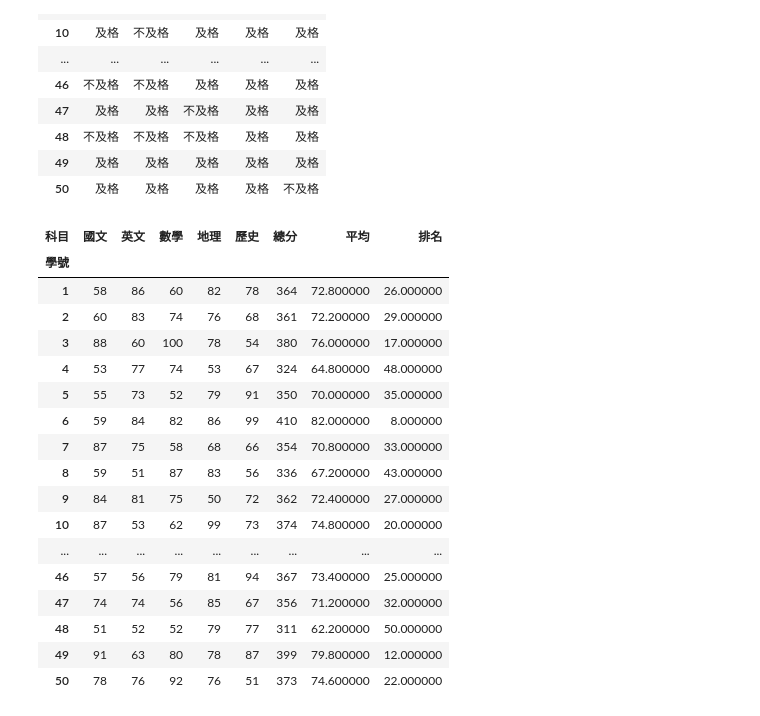
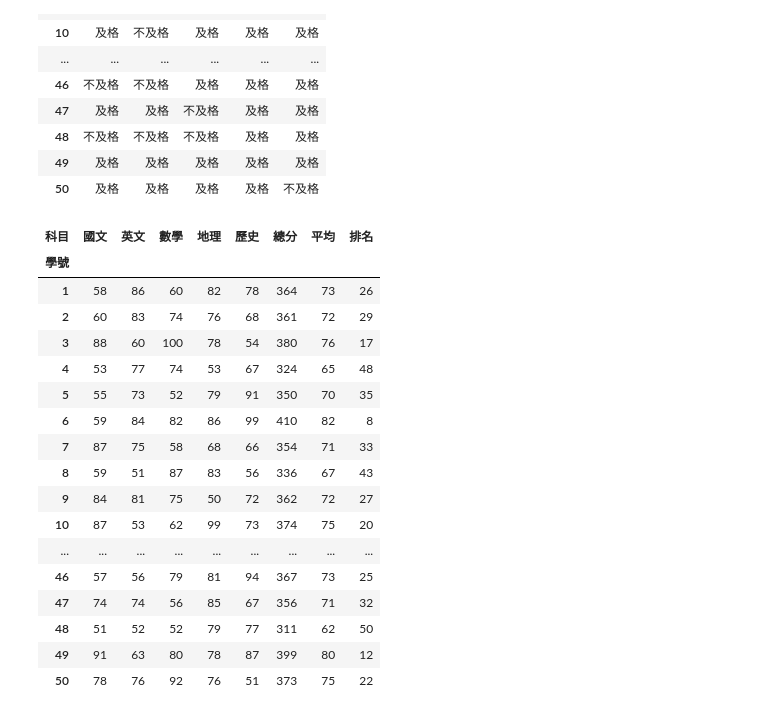
Before and after one commit to MarkChang2023/2023_11_14, a Jupyter notebook: lesson19/lesson19_1.ipynb, the cells around one changed output. Saved outputs shown, nothing was run; the diff lists cells and outputs as text; code cells hidden in the pictures.

```diff
--- a/lesson19/lesson19_1.ipynb
+++ b/lesson19/lesson19_1.ipynb
@@ -208,26 +208,29 @@ scores_pd[['國文', '英文', '數學', '地理', '歷史']].style.format(forma
 | 49 | 及格 | 及格 | 及格 | 及格 | 及格 |
 | 50 | 及格 | 及格 | 及格 | 及格 | 不及格 |
 # %%
-scores_pd.style.highlight_between(left=0,
-                                  right=59,
-                                  color='red',
-                                  subset=['國文', '英文', '數學', '地理', '歷史'])
+scores_pd.style\
+.highlight_between(left=0,
+                   right=59,
+                   color='red',
+                   subset=['國文', '英文', '數學', '地理', '歷史'],
+                   props='color:black;background-color:red')\
+.format(precision=0, subset=['平均','排名'])
 # %% [output]
 | 科目 | 國文 | 英文 | 數學 | 地理 | 歷史 | 總分 | 平均 | 排名 |
 | 學號 |  |  |  |  |  |  |  |  |
-| 1 | 58 | 86 | 60 | 82 | 78 | 364 | 72.800000 | 26.000000 |
-| 2 | 60 | 83 | 74 | 76 | 68 | 361 | 72.200000 | 29.000000 |
-| 3 | 88 | 60 | 100 | 78 | 54 | 380 | 76.000000 | 17.000000 |
-| 4 | 53 | 77 | 74 | 53 | 67 | 324 | 64.800000 | 48.000000 |
-| 5 | 55 | 73 | 52 | 79 | 91 | 350 | 70.000000 | 35.000000 |
-| 6 | 59 | 84 | 82 | 86 | 99 | 410 | 82.000000 | 8.000000 |
-| 7 | 87 | 75 | 58 | 68 | 66 | 354 | 70.800000 | 33.000000 |
-| 8 | 59 | 51 | 87 | 83 | 56 | 336 | 67.200000 | 43.000000 |
-| 9 | 84 | 81 | 75 | 50 | 72 | 362 | 72.400000 | 27.000000 |
-| 10 | 87 | 53 | 62 | 99 | 73 | 374 | 74.800000 | 20.000000 |
+| 1 | 58 | 86 | 60 | 82 | 78 | 364 | 73 | 26 |
+| 2 | 60 | 83 | 74 | 76 | 68 | 361 | 72 | 29 |
+| 3 | 88 | 60 | 100 | 78 | 54 | 380 | 76 | 17 |
+| 4 | 53 | 77 | 74 | 53 | 67 | 324 | 65 | 48 |
+| 5 | 55 | 73 | 52 | 79 | 91 | 350 | 70 | 35 |
+| 6 | 59 | 84 | 82 | 86 | 99 | 410 | 82 | 8 |
+| 7 | 87 | 75 | 58 | 68 | 66 | 354 | 71 | 33 |
+| 8 | 59 | 51 | 87 | 83 | 56 | 336 | 67 | 43 |
+| 9 | 84 | 81 | 75 | 50 | 72 | 362 | 72 | 27 |
+| 10 | 87 | 53 | 62 | 99 | 73 | 374 | 75 | 20 |
 | ... | ... | ... | ... | ... | ... | ... | ... | ... |
-| 46 | 57 | 56 | 79 | 81 | 94 | 367 | 73.400000 | 25.000000 |
-| 47 | 74 | 74 | 56 | 85 | 67 | 356 | 71.200000 | 32.000000 |
-| 48 | 51 | 52 | 52 | 79 | 77 | 311 | 62.200000 | 50.000000 |
-| 49 | 91 | 63 | 80 | 78 | 87 | 399 | 79.800000 | 12.000000 |
-| 50 | 78 | 76 | 92 | 76 | 51 | 373 | 74.600000 | 22.000000 |
+| 46 | 57 | 56 | 79 | 81 | 94 | 367 | 73 | 25 |
+| 47 | 74 | 74 | 56 | 85 | 67 | 356 | 71 | 32 |
+| 48 | 51 | 52 | 52 | 79 | 77 | 311 | 62 | 50 |
+| 49 | 91 | 63 | 80 | 78 | 87 | 399 | 80 | 12 |
+| 50 | 78 | 76 | 92 | 76 | 51 | 373 | 75 | 22 |
```
